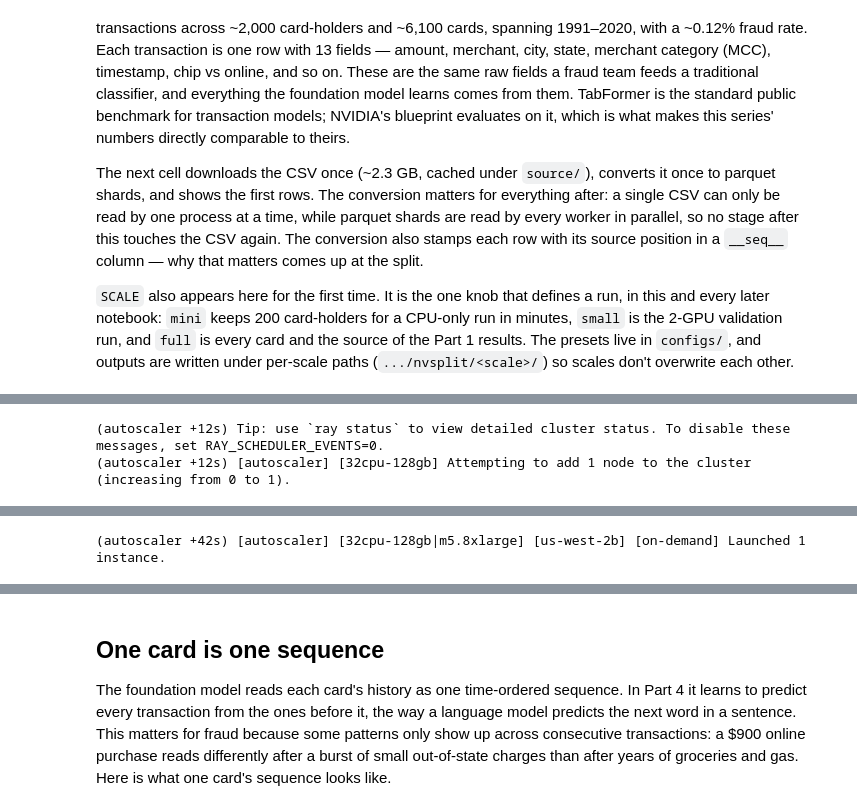
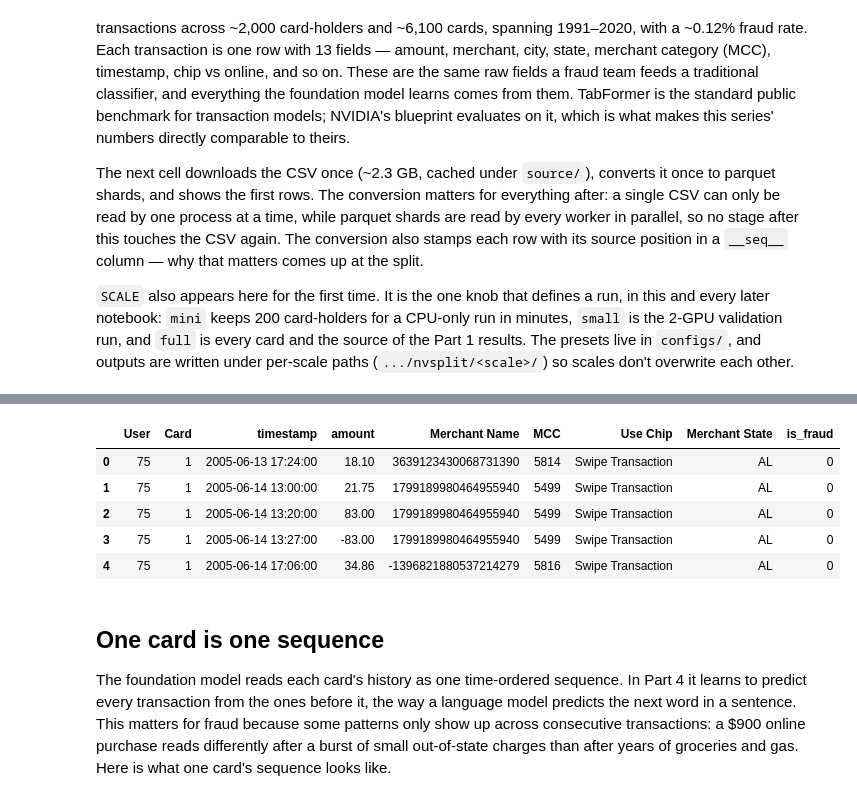
Before and after one commit to anyscale/templates, a Jupyter notebook: templates/fintech_transaction_fm/02_load_and_explore_data.ipynb, the cells around one changed output, grey strips where cells are left out. Drawn from its saved outputs; the diff is of its cells as text; code cells hidden in the pictures.

```diff
--- a/templates/fintech_transaction_fm/02_load_and_explore_data.ipynb
+++ b/templates/fintech_transaction_fm/02_load_and_explore_data.ipynb
@@ -55,8 +52,8 @@ The next cell downloads the CSV once (~2.3 GB, cached under `source/`), converts
 # %%
 from src.paths import artifact_paths, get_demo_base_dir
 from src.scale_config import load_scale
-from src.tabformer import ensure_download, derive_explore_columns
-from src.nvsplit import ensure_parquet_shards, normalize_batch, ordered_parquet_files
+from src.tabformer import ensure_download, add_analysis_columns
+from src.nvsplit import ensure_parquet_shards, normalize_date_column, ordered_parquet_files
 
 # Configure the 'scale' of the data we work with
 SCALE = "mini"             # mini = 200 card-holders on CPU, minutes; full = every card
@@ -68,21 +65,22 @@ max_users = cfg["data"]["max_users"]                 # None = every card-holder
 csv_path = ensure_download(paths["source"])               # one-time ~2.3GB download
 ensure_parquet_shards(csv_path, paths["source_parquet"])  # one-time CSV -> seq-tagged shards
 
-# Read the shards as one Ray dataset. The read is split across the CPU workers.
+# Read the shards as one Ray dataset — one read task per shard, scheduled onto
+# however many CPU workers the cluster has (the autoscaler adds more if tasks queue).
 source = ray.data.read_parquet(ordered_parquet_files(paths["source_parquet"]))
 
-# Add the 'date' column. map_batches runs a plain pandas function on each batch,
-# in parallel on the workers.
-source = source.map_batches(normalize_batch, batch_format="pandas")
+# map_batches runs a plain pandas function on each batch, in parallel on the workers.
+source = source.map_batches(normalize_date_column, batch_format="pandas")
 
 # mini and small only: keep the first N card-holders.
 if max_users is not None:
     source = source.map_batches(lambda b: b[b["User"] < max_users], batch_format="pandas")
 
-# Nothing has run yet — a Ray dataset executes when something consumes it.
+# Format human-readable columns, like Amount ("$110.23"), as plain typed values.
+txns = source.map_batches(add_analysis_columns, batch_format="pandas")
 
-# Derived analysis columns (card_id, amount as float, timestamp, is_fraud) for exploring.
-txns = source.map_batches(derive_explore_columns, batch_format="pandas")
+# This line is what makes Ray run: to_pandas() consumes the dataset, executing the
+# steps above. limit(5) means only the first few rows are read and returned.
 txns.limit(5).to_pandas()[["User", "Card", "timestamp", "amount", "Merchant Name",
                            "MCC", "Use Chip", "Merchant State", "is_fraud"]]
 # %% [output]
@@ -108,2 +86,0 @@ txns.limit(5).to_pandas()[["User", "Card", "timestamp", "amount", "Merchant Name
-(autoscaler +12s) Tip: use `ray status` to view detailed cluster status. To disable these messages, set RAY_SCHEDULER_EVENTS=0.
-(autoscaler +12s) [autoscaler] [32cpu-128gb] Attempting to add 1 node to the cluster (increasing from 0 to 1).
@@ -127 +86,0 @@ txns.limit(5).to_pandas()[["User", "Card", "timestamp", "amount", "Merchant Name
-(autoscaler +42s) [autoscaler] [32cpu-128gb|m5.8xlarge] [us-west-2b] [on-demand] Launched 1 instance.
@@ -145,3 +87,9 @@ txns.limit(5).to_pandas()[["User", "Card", "timestamp", "amount", "Merchant Name
+|  | User | Card | timestamp | amount | Merchant Name | MCC | Use Chip | Merchant State | is_fraud |
+| 0 | 75 | 1 | 2005-06-13 17:24:00 | 18.10 | 3639123430068731390 | 5814 | Swipe Transaction | AL | 0 |
+| 1 | 75 | 1 | 2005-06-14 13:00:00 | 21.75 | 1799189980464955940 | 5499 | Swipe Transaction | AL | 0 |
+| 2 | 75 | 1 | 2005-06-14 13:20:00 | 83.00 | 1799189980464955940 | 5499 | Swipe Transaction | AL | 0 |
+| 3 | 75 | 1 | 2005-06-14 13:27:00 | -83.00 | 1799189980464955940 | 5499 | Swipe Transaction | AL | 0 |
+| 4 | 75 | 1 | 2005-06-14 17:06:00 | 34.86 | -1396821880537214279 | 5816 | Swipe Transaction | AL | 0 |
 # %% [markdown]
 ## One card is one sequence
 
```
Also changed, not shown: parts of 5 cells of this notebook, 3 other files.
